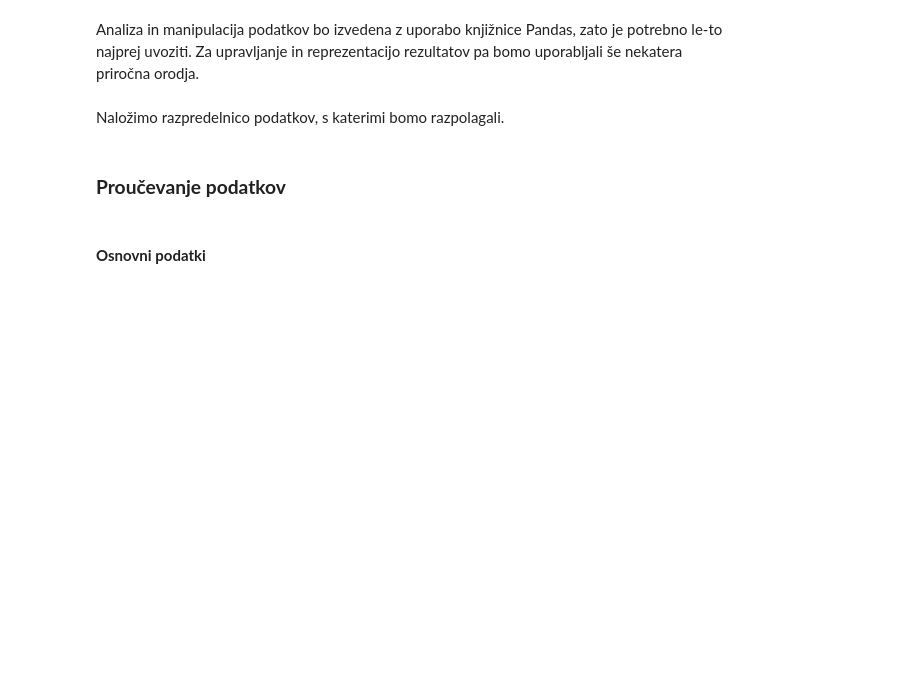
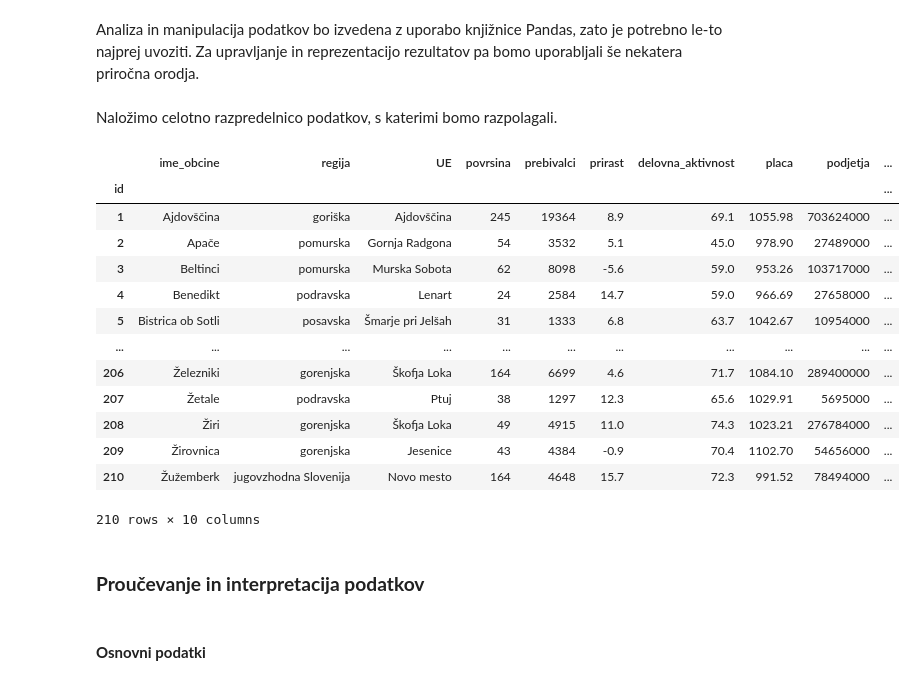
Before and after one commit to matejgorjup/PROG1-analiza-podatkov, a Jupyter notebook: obcine.ipynb, the cells around one changed output. Drawn from its saved outputs; the diff is of its cells as text; code cells hidden in the pictures; blank space fills up the shorter version.

```diff
--- a/obcine.ipynb
+++ b/obcine.ipynb
@@ -27,11 +28,27 @@ Analiza in manipulacija podatkov bo izvedena z uporabo knjižnice Pandas, zato j
 import pandas as pd
 import matplotlib.pyplot as plt
 # %% [markdown]
-Naložimo razpredelnico podatkov, s katerimi bomo razpolagali.
+Naložimo celotno razpredelnico podatkov, s katerimi bomo razpolagali.
 # %%
 obcine = pd.read_csv('obcine.csv', index_col='id')
+obcine
+# %% [output]
+|  | ime_obcine | regija | UE | povrsina | prebivalci | prirast | delovna_aktivnost | placa | podjetja | ... |
+| id |  |  |  |  |  |  |  |  |  | ... |
+| 1 | Ajdovščina | goriška | Ajdovščina | 245 | 19364 | 8.9 | 69.1 | 1055.98 | 703624000 | ... |
+| 2 | Apače | pomurska | Gornja Radgona | 54 | 3532 | 5.1 | 45.0 | 978.90 | 27489000 | ... |
+| 3 | Beltinci | pomurska | Murska Sobota | 62 | 8098 | -5.6 | 59.0 | 953.26 | 103717000 | ... |
+| 4 | Benedikt | podravska | Lenart | 24 | 2584 | 14.7 | 59.0 | 966.69 | 27658000 | ... |
+| 5 | Bistrica ob Sotli | posavska | Šmarje pri Jelšah | 31 | 1333 | 6.8 | 63.7 | 1042.67 | 10954000 | ... |
+| ... | ... | ... | ... | ... | ... | ... | ... | ... | ... | ... |
+| 206 | Železniki | gorenjska | Škofja Loka | 164 | 6699 | 4.6 | 71.7 | 1084.10 | 289400000 | ... |
+| 207 | Žetale | podravska | Ptuj | 38 | 1297 | 12.3 | 65.6 | 1029.91 | 5695000 | ... |
+| 208 | Žiri | gorenjska | Škofja Loka | 49 | 4915 | 11.0 | 74.3 | 1023.21 | 276784000 | ... |
+| 209 | Žirovnica | gorenjska | Jesenice | 43 | 4384 | -0.9 | 70.4 | 1102.70 | 54656000 | ... |
+| 210 | Žužemberk | jugovzhodna Slovenija | Novo mesto | 164 | 4648 | 15.7 | 72.3 | 991.52 | 78494000 | ... |
+210 rows × 10 columns
 # %% [markdown]
-### **Proučevanje podatkov**
+### **Proučevanje in interpretacija podatkov**
 # %% [markdown]
 #### **Osnovni podatki**
 # %% [markdown]
```
Also changed, not shown: parts of 21 cells of this notebook.
